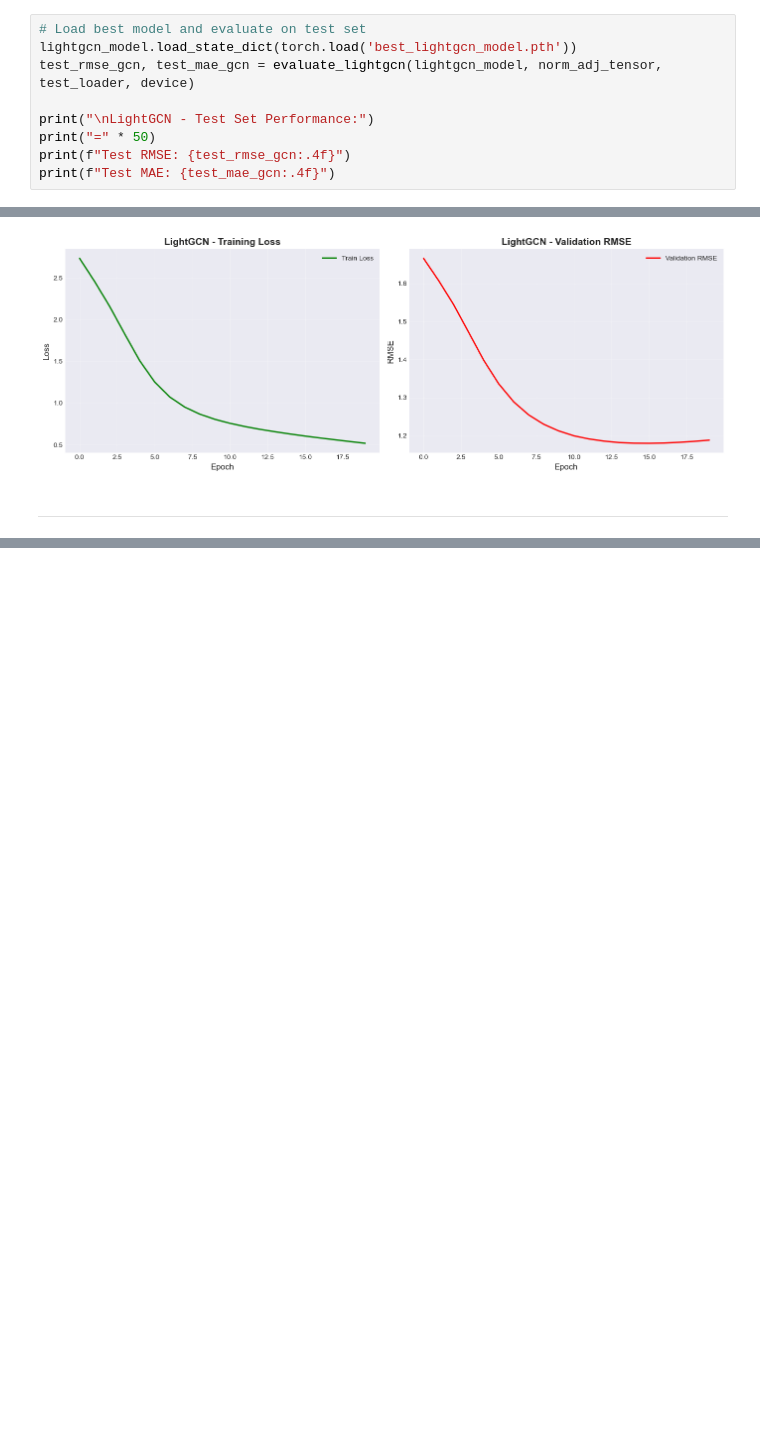
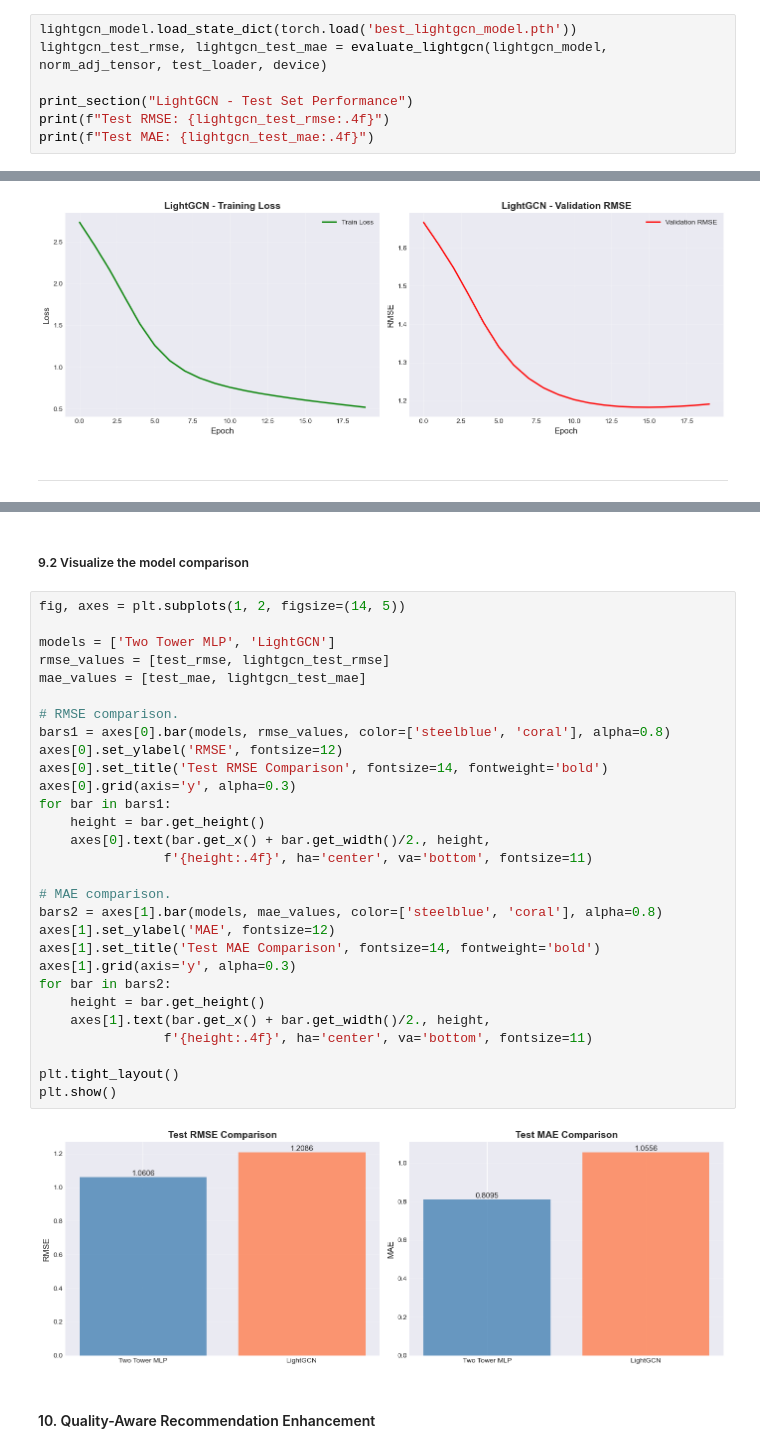
Before and after one commit to Amos-Peng-127/GT-7643-Final-Project, a Jupyter notebook: Project/RS.ipynb, the cells around one changed output, grey strips where cells are left out. Drawn from its saved outputs; the diff is of its cells as text; blank space fills up the shorter version.

```diff
--- a/Project/RS.ipynb
+++ b/Project/RS.ipynb
@@ -1667,10 +1706,8 @@ Best validation RMSE: 1.1803
 # %%
-# Load best model and evaluate on test set
 lightgcn_model.load_state_dict(torch.load('best_lightgcn_model.pth'))
-test_rmse_gcn, test_mae_gcn = evaluate_lightgcn(lightgcn_model, norm_adj_tensor, test_loader, device)
+lightgcn_test_rmse, lightgcn_test_mae = evaluate_lightgcn(lightgcn_model, norm_adj_tensor, test_loader, device)
 
-print("\nLightGCN - Test Set Performance:")
-print("=" * 50)
-print(f"Test RMSE: {test_rmse_gcn:.4f}")
-print(f"Test MAE: {test_mae_gcn:.4f}")
+print_section("LightGCN - Test Set Performance")
+print(f"Test RMSE: {lightgcn_test_rmse:.4f}")
+print(f"Test MAE: {lightgcn_test_mae:.4f}")
 # %% [output]
@@ -1772,0 +1781,35 @@ plt.show()
+# %% [markdown]
+##### 9.2 Visualize the model comparison
+# %%
+fig, axes = plt.subplots(1, 2, figsize=(14, 5))
+
+models = ['Two Tower MLP', 'LightGCN']
+rmse_values = [test_rmse, lightgcn_test_rmse]
+mae_values = [test_mae, lightgcn_test_mae]
+
+# RMSE comparison.
+bars1 = axes[0].bar(models, rmse_values, color=['steelblue', 'coral'], alpha=0.8)
+axes[0].set_ylabel('RMSE', fontsize=12)
+axes[0].set_title('Test RMSE Comparison', fontsize=14, fontweight='bold')
+axes[0].grid(axis='y', alpha=0.3)
+for bar in bars1:
+    height = bar.get_height()
+    axes[0].text(bar.get_x() + bar.get_width()/2., height,
+                f'{height:.4f}', ha='center', va='bottom', fontsize=11)
+
+# MAE comparison.
+bars2 = axes[1].bar(models, mae_values, color=['steelblue', 'coral'], alpha=0.8)
+axes[1].set_ylabel('MAE', fontsize=12)
+axes[1].set_title('Test MAE Comparison', fontsize=14, fontweight='bold')
+axes[1].grid(axis='y', alpha=0.3)
+for bar in bars2:
+    height = bar.get_height()
+    axes[1].text(bar.get_x() + bar.get_width()/2., height,
+                f'{height:.4f}', ha='center', va='bottom', fontsize=11)
+
+plt.tight_layout()
+plt.show()
+# %% [output]
+[figure, added]
+# %% [markdown]
+#### 10. Quality-Aware Recommendation Enhancement
```
Also changed, not shown: parts of 198 cells of this notebook.
